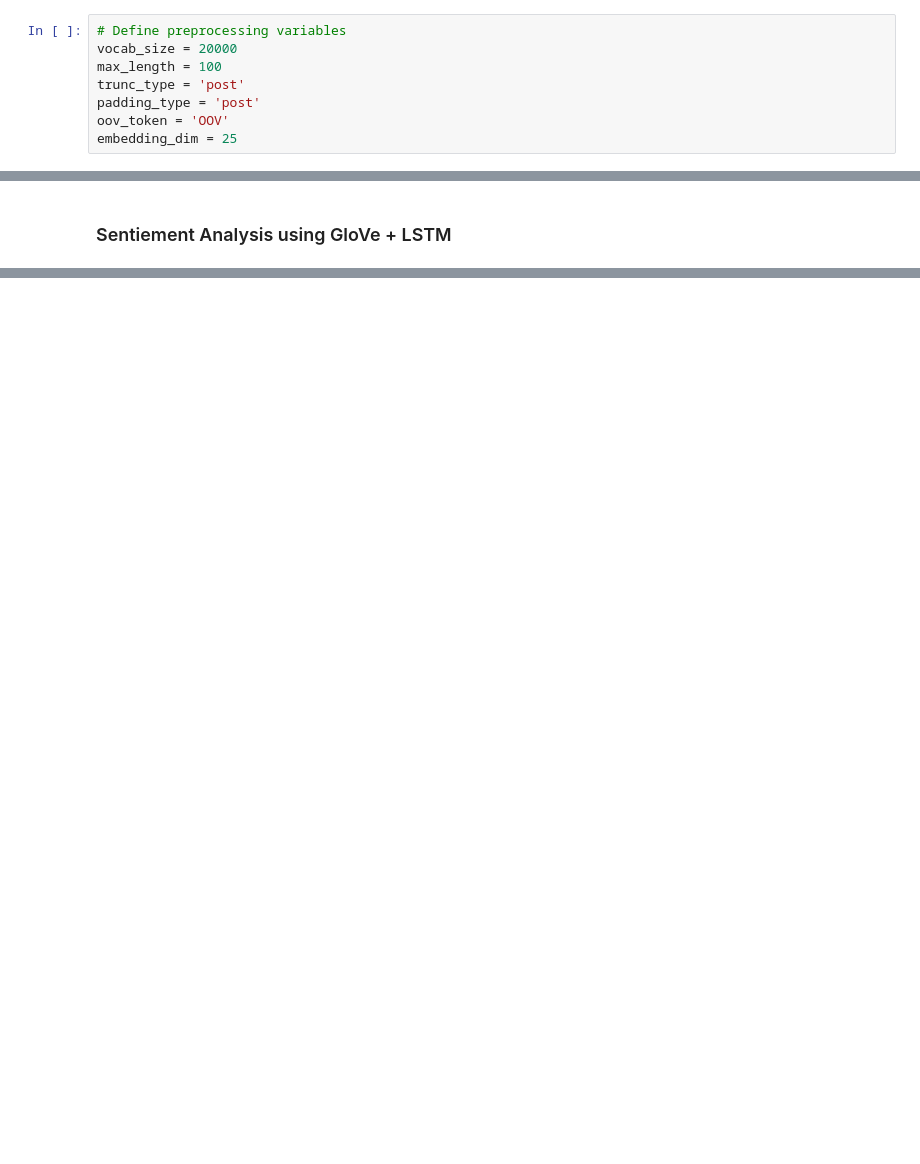
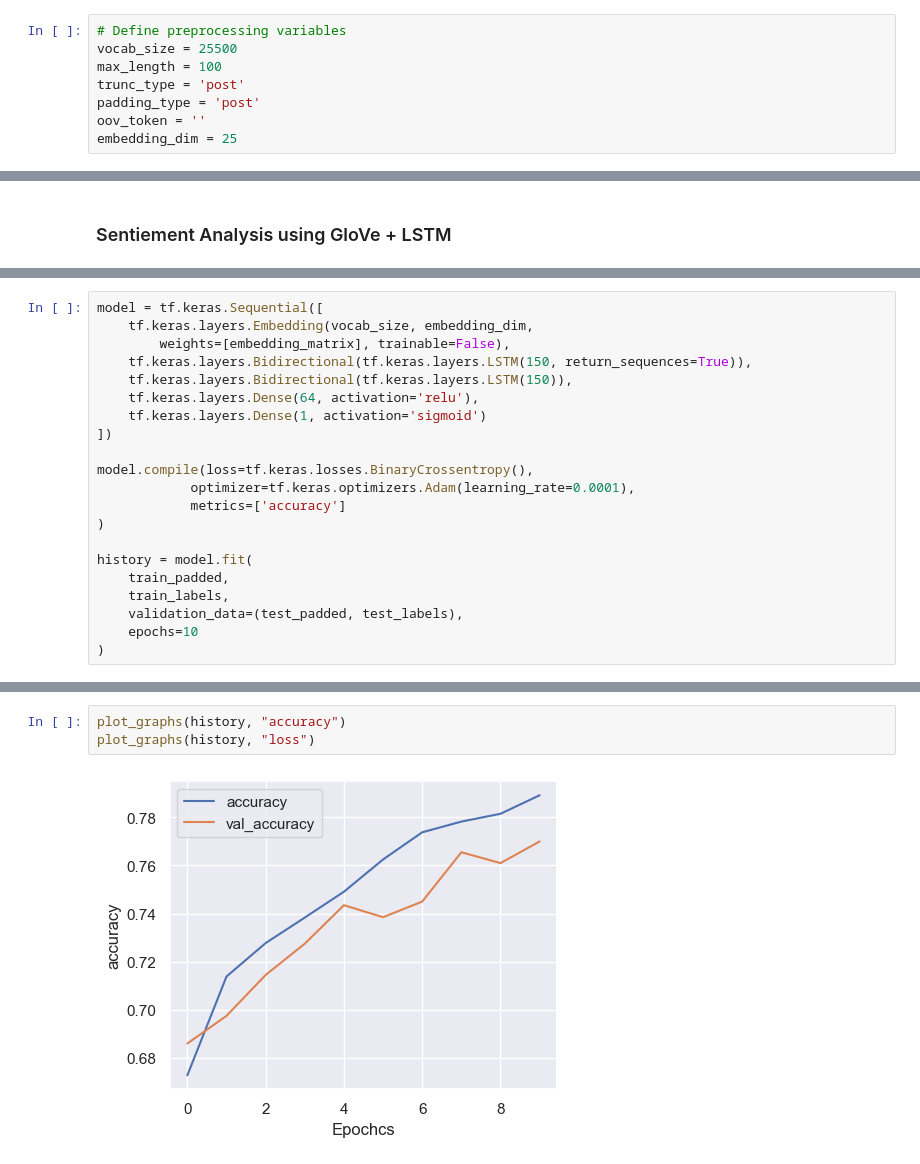
Before and after one commit to aayushsahu3010/Sentiment-distelbert, a Jupyter notebook: notebooks/amazon_polarity.ipynb, the cells around one changed output, grey strips where cells are left out. Drawn from its saved outputs; the diff is of its cells as text; blank space fills up the shorter version.

```diff
--- a/notebooks/amazon_polarity.ipynb
+++ b/notebooks/amazon_polarity.ipynb
@@ -67,10 +87,10 @@ amazon_train['content']
 # %%
 # Define preprocessing variables
-vocab_size = 20000
+vocab_size = 25500
 max_length = 100
 trunc_type = 'post'
 padding_type = 'post'
-oov_token = 'OOV'
+oov_token = ''
 embedding_dim = 25
 # %%
 df = pd.DataFrame({'Text': amazon_train['content'], 'Label': amazon_train['label']})
@@ -208,0 +357,21 @@ test_padded = pad_sequences(test_sequences, maxlen=max_length, padding=padding_t
+# %%
+model = tf.keras.Sequential([
+    tf.keras.layers.Embedding(vocab_size, embedding_dim,
+        weights=[embedding_matrix], trainable=False),
+    tf.keras.layers.Bidirectional(tf.keras.layers.LSTM(150, return_sequences=True)),
+    tf.keras.layers.Bidirectional(tf.keras.layers.LSTM(150)),
+    tf.keras.layers.Dense(64, activation='relu'),
+    tf.keras.layers.Dense(1, activation='sigmoid')
+])
+
+model.compile(loss=tf.keras.losses.BinaryCrossentropy(),
+            optimizer=tf.keras.optimizers.Adam(learning_rate=0.0001),
+            metrics=['accuracy']
+)
+
+history = model.fit(
+    train_padded,
+    train_labels,
+    validation_data=(test_padded, test_labels),
+    epochs=10
+)
@@ -208,0 +413,5 @@ test_padded = pad_sequences(test_sequences, maxlen=max_length, padding=padding_t
+# %%
+plot_graphs(history, "accuracy")
+plot_graphs(history, "loss")
+# %% [output]
+[figure, added]
```
Also changed, not shown: parts of 40 cells of this notebook, 4 other files.
